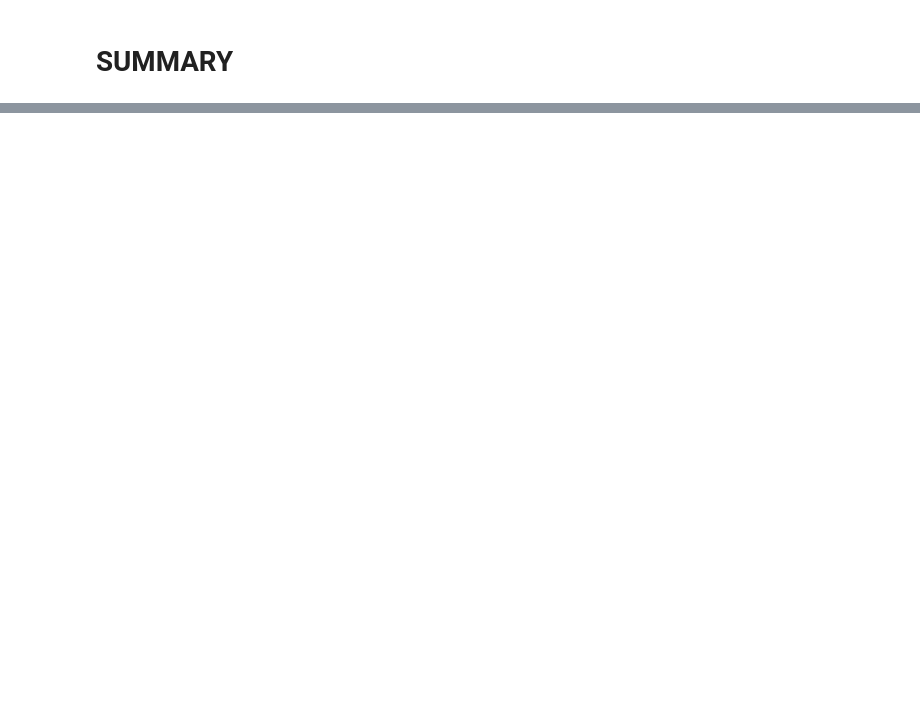
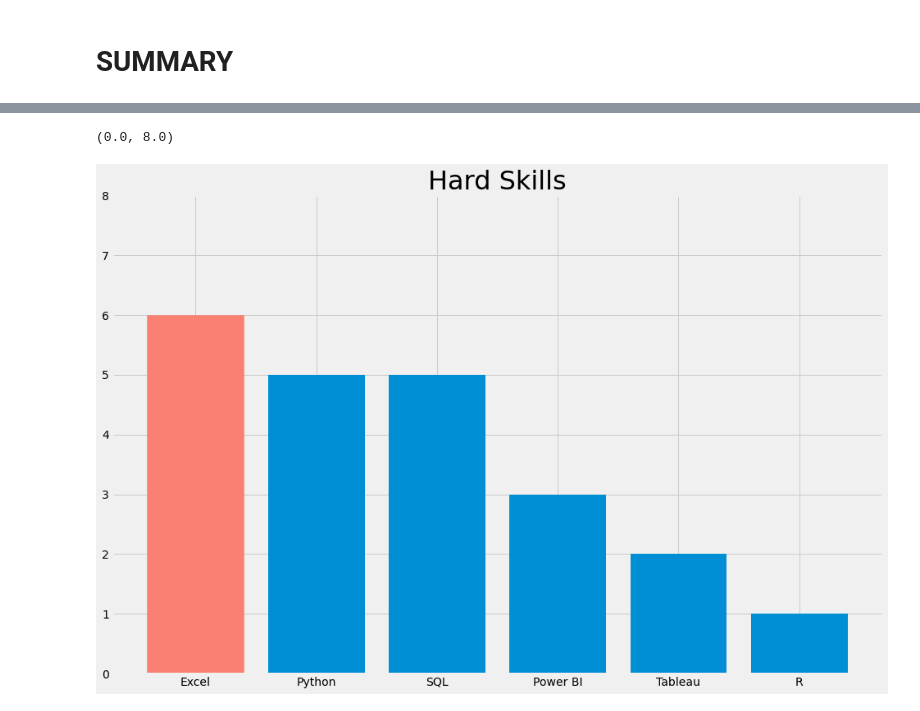
Before and after one commit to danielrodriguez007/Data_Analysis, a Jupyter notebook: Project_Search.ipynb, the cells around one changed output, grey strips where cells are left out. Saved outputs shown, nothing was run; the diff lists cells and outputs as text; code cells hidden in the pictures; blank space fills up the shorter version.

```diff
--- a/Project_Search.ipynb
+++ b/Project_Search.ipynb
@@ -233,0 +233,14 @@ plt.xticks(rotation=45)
+# %%
+toolss = pd.DataFrame(tools)
+# %%
+# Bar chart of the hard skills needed to execute the job
+t = toolss.groupby(0)[0].count().sort_values(ascending=False)
+
+plt.figure(figsize=(15,10))
+fig = plt.bar(x=t.index, height=t.values)
+fig[0].set_color('salmon')
+plt.title("Hard Skills", fontsize=32)
+plt.ylim(0,8)
+# %% [output]
+(0.0, 8.0)
+[figure, added]
```
Also changed, not shown: parts of 19 cells of this notebook.
